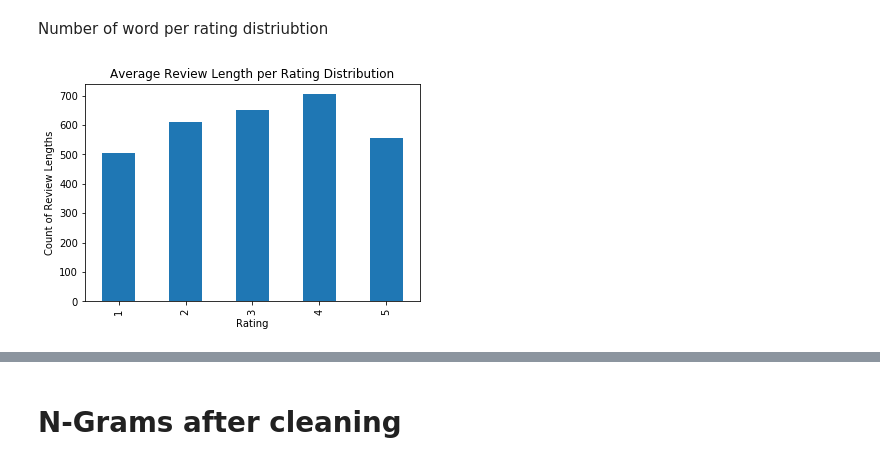
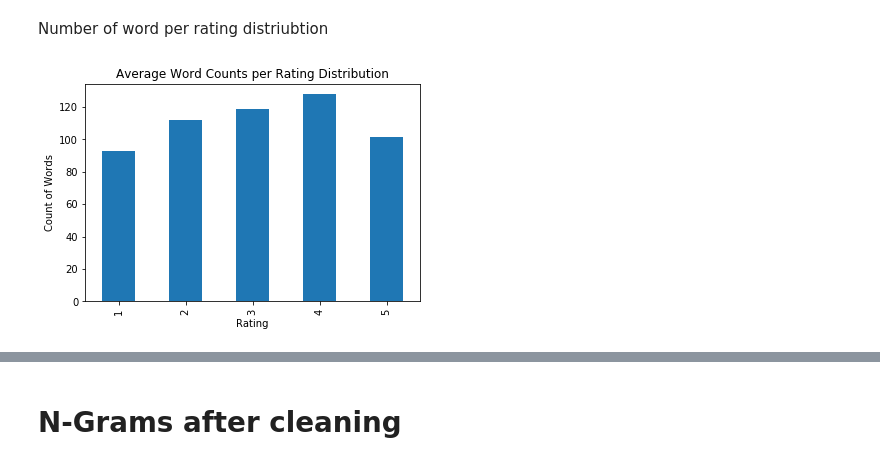
Before and after one commit to DiogoP98/SentimentAnalysis, a Jupyter notebook: EDA/EDA_Alex.ipynb, the cells around one changed output, grey strips where cells are left out. Cells and saved outputs as stored; diff of their text form; code cells hidden in the pictures.

```diff
--- a/EDA/EDA_Alex.ipynb
+++ b/EDA/EDA_Alex.ipynb
@@ -27,9 +28,11 @@ Bad val 'GTKAgg' on line #32
 Load Data
 # %%
 from sklearn.feature_extraction.text import CountVectorizer
-df = pd.read_csv("../cleaned_again_2.csv",keep_default_na=False)
+df = pd.read_csv("../cleaned_again_2.csv")#,keep_default_na=False)
+#print(df.shape)
 df = df[~df['reviewText'].str.contains("\.jpg|\.png|\.jpeg|\.tiff|\.gif|\.bmp|\.heif", regex=True, na=False)]
-#df = df.dropna()
+df = df.dropna()
+#print(df.shape)
 #df[df.reviewText.str.contains(r'\b(\w*the\w*)\b', regex=True)].reviewText
 # pprint(df.reviewText[9])
 # df.reviewText[9].find("the")
@@ -77,10 +96,10 @@ ax.get_figure().savefig("distribution_of_review_lengths_letters.png")
 # %% [markdown]
 Number of word per rating distriubtion
 # %%
-word_avg = df.groupby('overall')['letterCount'].mean().plot(kind='bar')
+word_avg = df.groupby('overall')['reviewLength'].mean().plot(kind='bar')
 plt.xlabel("Rating")
-plt.ylabel("Count of Review Lengths")
-plt.title("Average Review Length per Rating Distribution")
-plt.savefig("Average_Number_of_Letters_per_Rating_Distribution.png")
+plt.ylabel("Count of Words")
+plt.title("Average Word Counts per Rating Distribution")
+plt.savefig("Average_Number_of_Words_per_Rating_Distribution.png")
 # %% [output]
-[figure, old version]
+[figure, new version]
```
Also changed, not shown: parts of 12 cells of this notebook, 14 other files.
